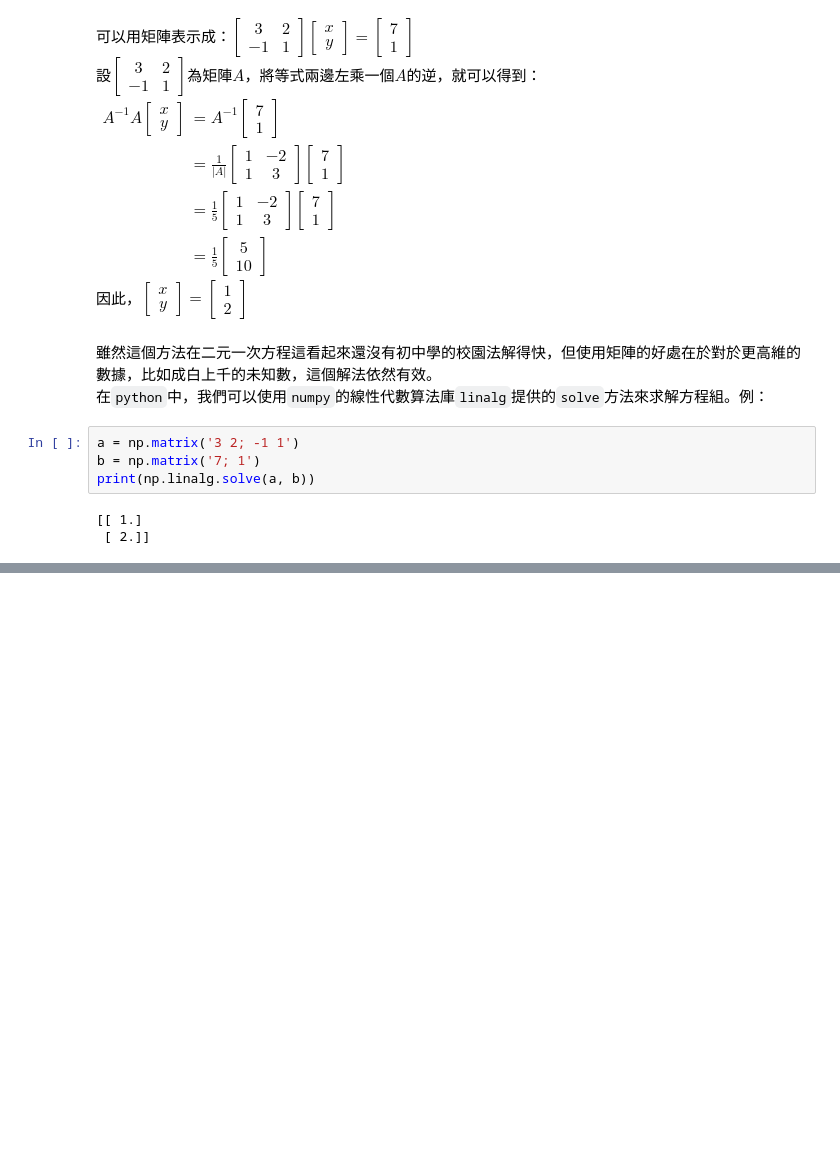
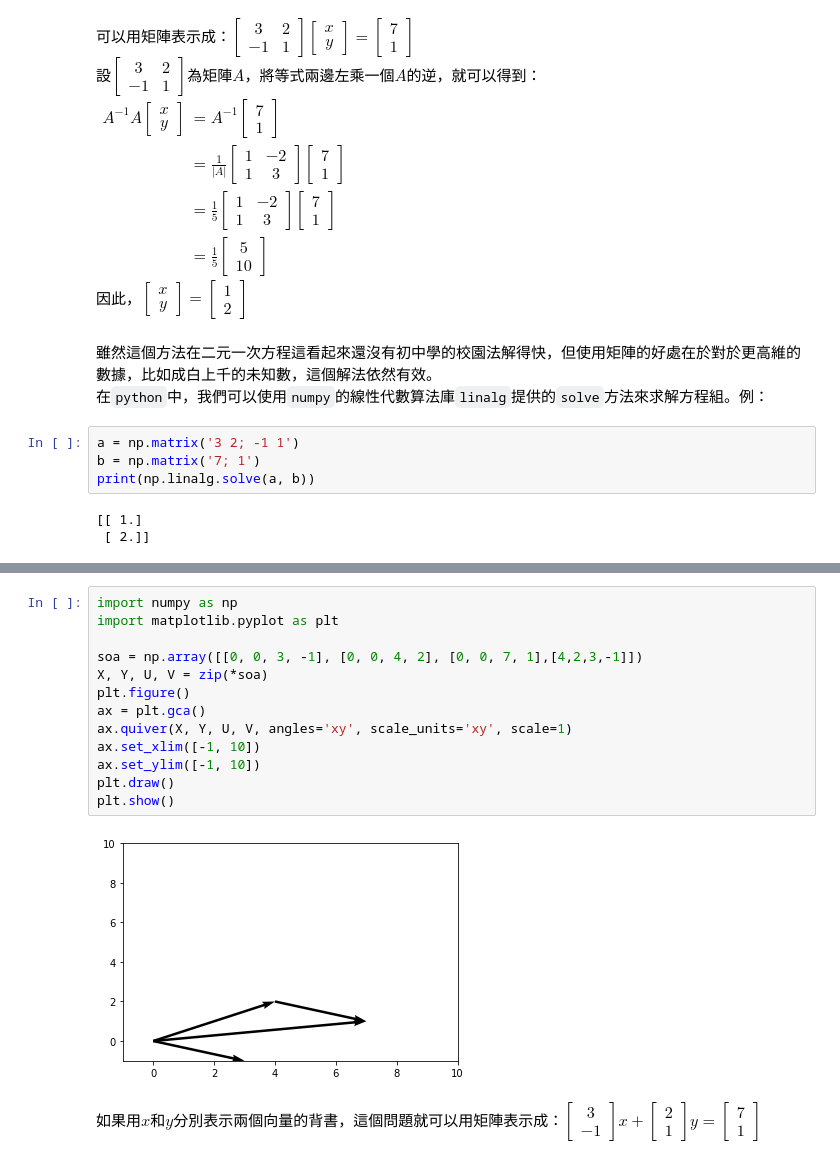
Before and after one commit to TerenceLiu98/Undergraduate-in-Statistics, a Jupyter notebook: Use PY in Linear Algebra.ipynb, the cells around one changed output, grey strips where cells are left out. Drawn from its saved outputs; the diff is of its cells as text; blank space fills up the shorter version.

```diff
--- a/Use PY in Linear Algebra.ipynb
+++ b/Use PY in Linear Algebra.ipynb
@@ -365,0 +384,31 @@ print(np.linalg.solve(a, b))
+# %%
+import numpy as np
+import matplotlib.pyplot as plt
+
+soa = np.array([[0, 0, 3, -1], [0, 0, 4, 2], [0, 0, 7, 1],[4,2,3,-1]])
+X, Y, U, V = zip(*soa)
+plt.figure()
+ax = plt.gca()
+ax.quiver(X, Y, U, V, angles='xy', scale_units='xy', scale=1)
+ax.set_xlim([-1, 10])
+ax.set_ylim([-1, 10])
+plt.draw()
+plt.show()
+# %% [output]
+[figure, added]
+# %% [markdown]
+如果用$x$和$y$分別表示兩個向量的背書，這個問題就可以用矩陣表示成：$\begin{bmatrix}
+3 \\
+-1
+\end{bmatrix}
+x +
+\begin{bmatrix}
+2 \\
+1
+\end{bmatrix}
+y
+=
+\begin{bmatrix}
+7\\
+1
+\end{bmatrix}$
```
Also changed, not shown: parts of 2 cells of this notebook.
